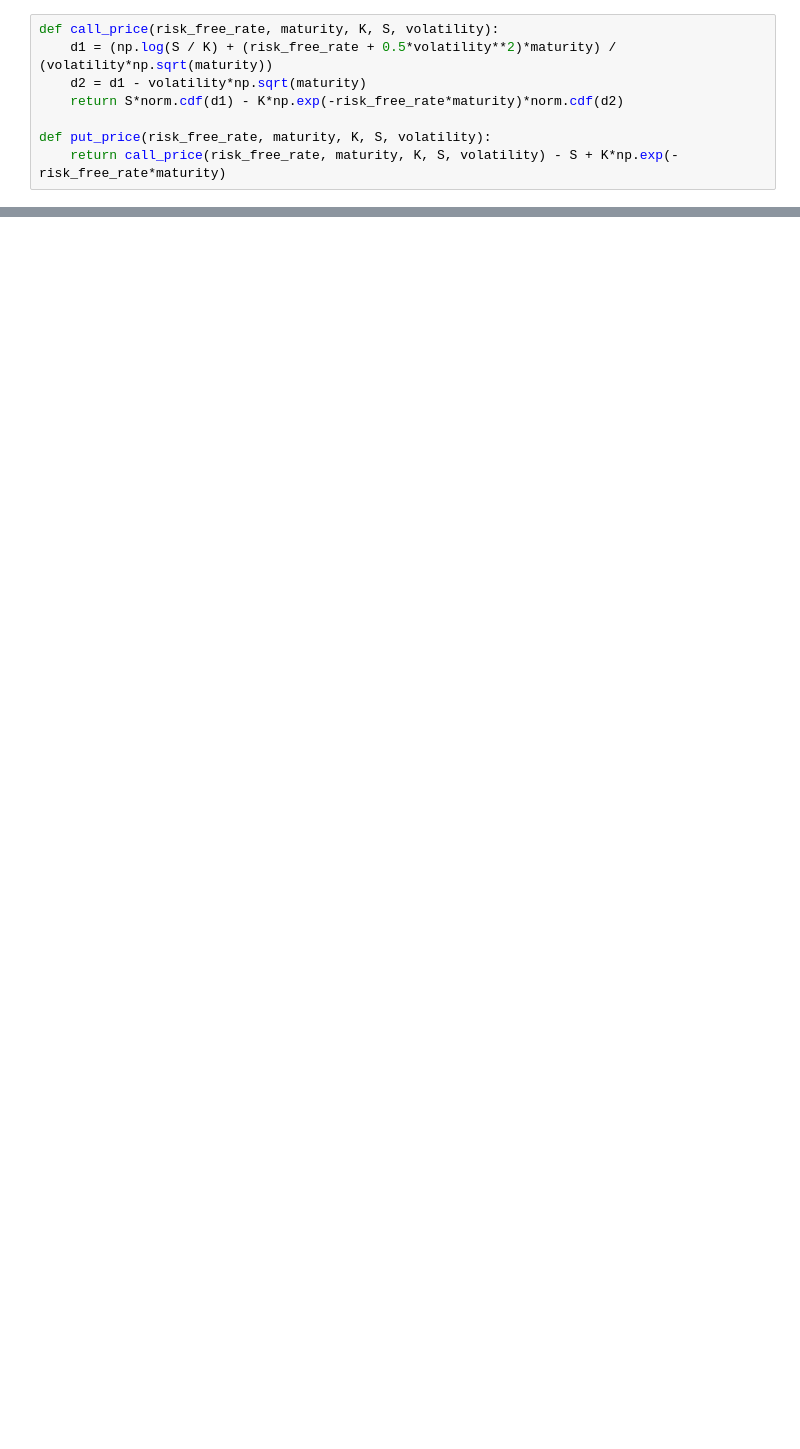
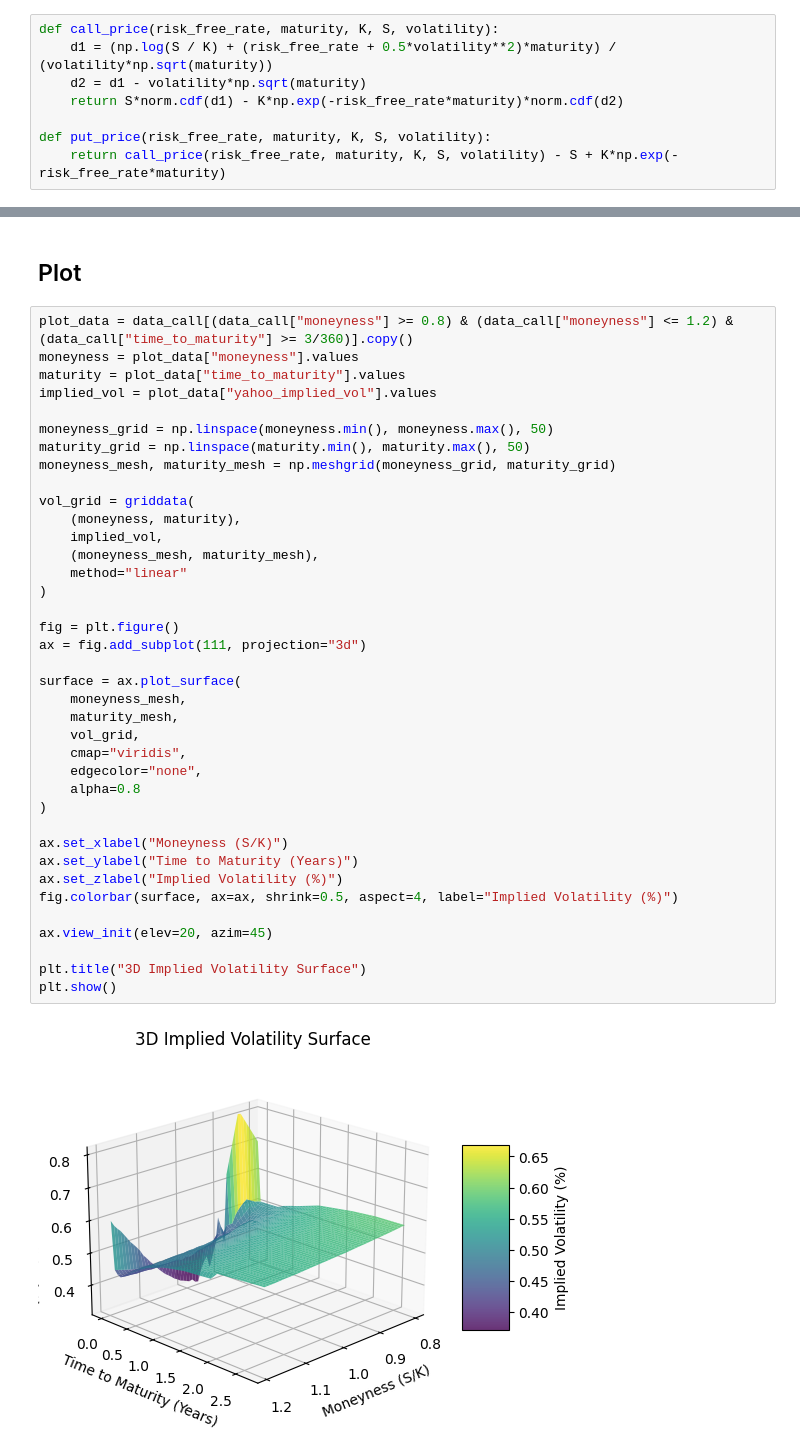
Before and after one commit to arnaudp-lab/implied-vol-curve, a Jupyter notebook: main.ipynb, the cells around one changed output, grey strips where cells are left out. Cells and saved outputs as stored; diff of their text form; blank space fills up the shorter version.

```diff
--- a/main.ipynb
+++ b/main.ipynb
@@ -162,0 +219,42 @@ plt.show()
+# %% [markdown]
+## Plot
+# %%
+plot_data = data_call[(data_call["moneyness"] >= 0.8) & (data_call["moneyness"] <= 1.2) & (data_call["time_to_maturity"] >= 3/360)].copy()
+moneyness = plot_data["moneyness"].values
+maturity = plot_data["time_to_maturity"].values
+implied_vol = plot_data["yahoo_implied_vol"].values
+
+moneyness_grid = np.linspace(moneyness.min(), moneyness.max(), 50)
+maturity_grid = np.linspace(maturity.min(), maturity.max(), 50)
+moneyness_mesh, maturity_mesh = np.meshgrid(moneyness_grid, maturity_grid)
+
+vol_grid = griddata(
+    (moneyness, maturity),
+    implied_vol,
+    (moneyness_mesh, maturity_mesh),
+    method="linear"
+)
+
+fig = plt.figure()
+ax = fig.add_subplot(111, projection="3d")
+
+surface = ax.plot_surface(
+    moneyness_mesh,
+    maturity_mesh,
+    vol_grid,
+    cmap="viridis",
+    edgecolor="none",
+    alpha=0.8
+)
+
+ax.set_xlabel("Moneyness (S/K)")
+ax.set_ylabel("Time to Maturity (Years)")
+ax.set_zlabel("Implied Volatility (%)")
+fig.colorbar(surface, ax=ax, shrink=0.5, aspect=4, label="Implied Volatility (%)")
+
+ax.view_init(elev=20, azim=45)
+
+plt.title("3D Implied Volatility Surface")
+plt.show()
+# %% [output]
+[figure, added]
```
Also changed, not shown: parts of 11 cells of this notebook.
